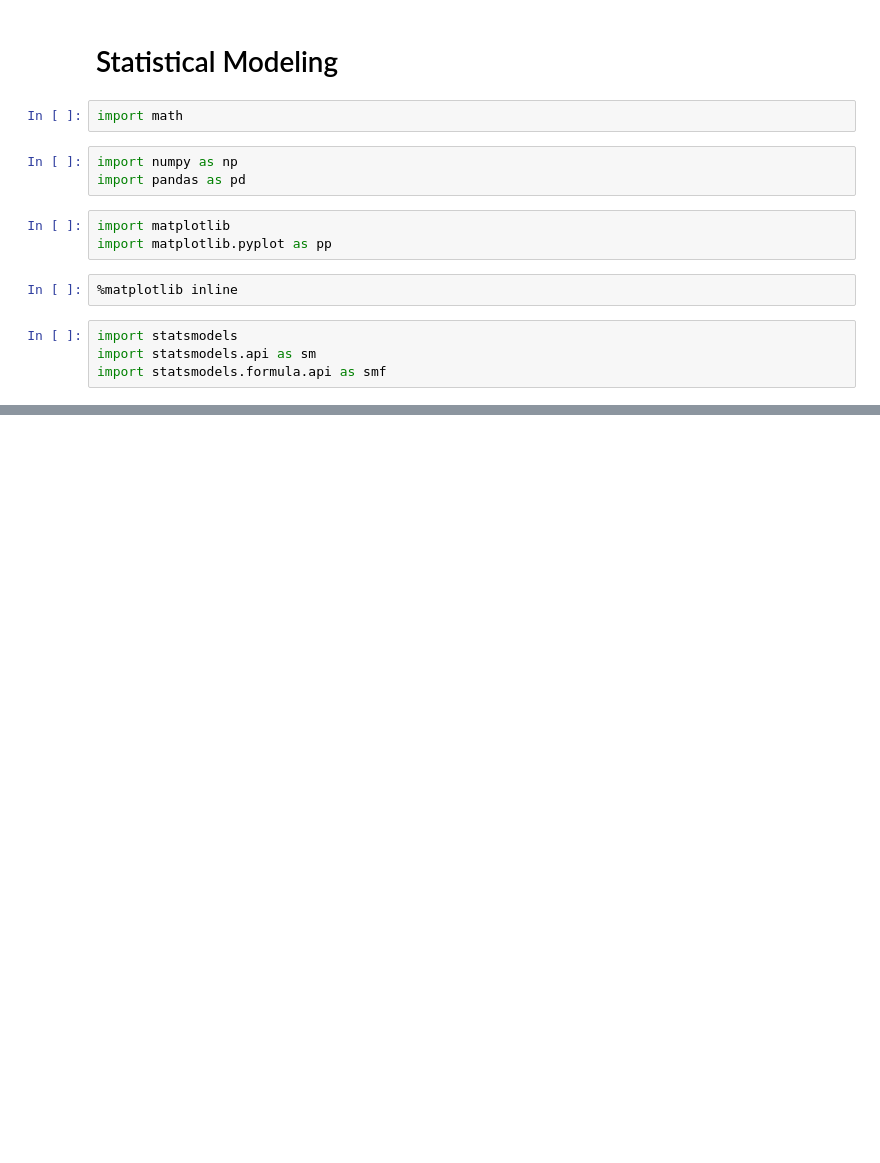
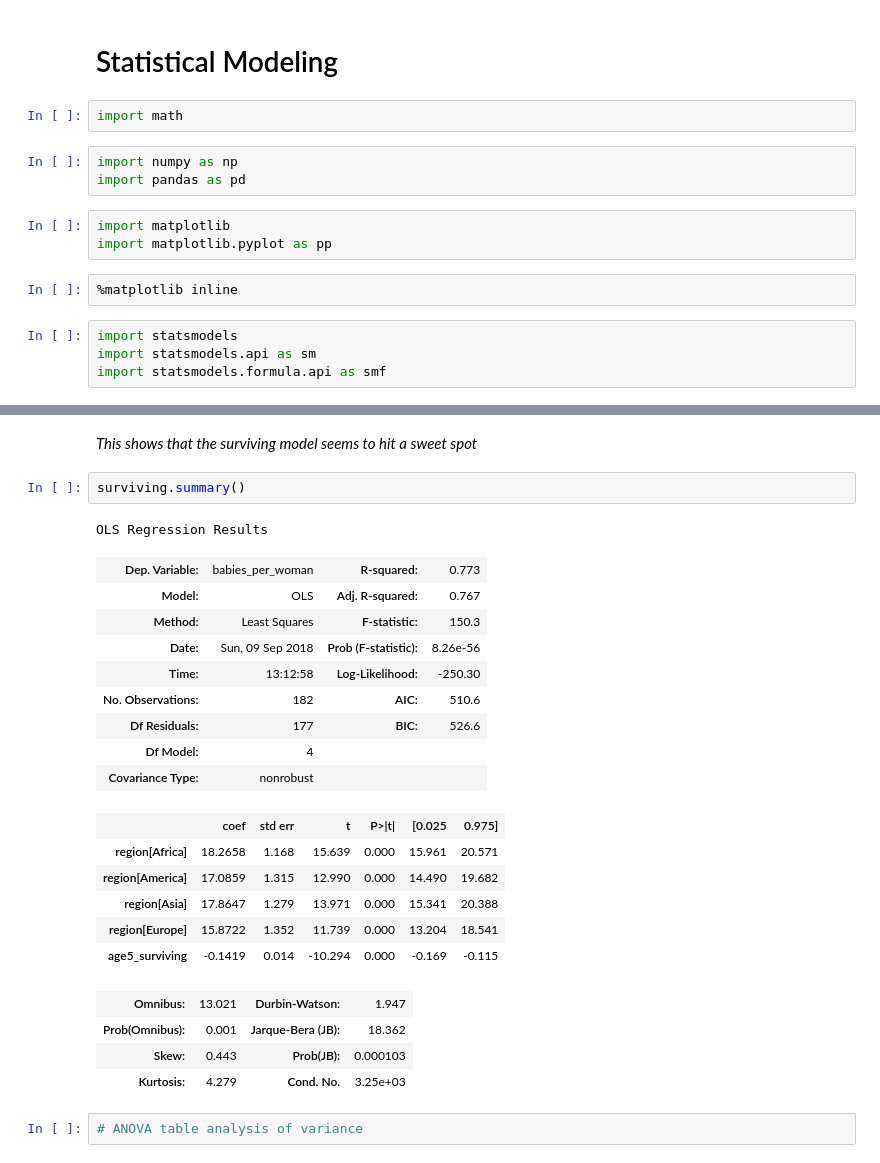
Before and after one commit to fabianfranklinhuffstead/VariousDatasetAnalysis, a Jupyter notebook: Exercise Files/chapter5/workbook_05_03.ipynb, the cells around one changed output, grey strips where cells are left out. Saved outputs shown, nothing was run; the diff lists cells and outputs as text; blank space fills up the shorter version.

```diff
--- a/Exercise Files/chapter5/workbook_05_03.ipynb
+++ b/Exercise Files/chapter5/workbook_05_03.ipynb
@@ -16,0 +92,27 @@ import statsmodels.formula.api as smf
+# %% [markdown]
+<i> This shows that the surviving model seems to hit a sweet spot <i>
+# %%
+surviving.summary()
+# %% [output]
+OLS Regression Results
+| Dep. Variable: | babies_per_woman | R-squared: | 0.773 |
+| Model: | OLS | Adj. R-squared: | 0.767 |
+| Method: | Least Squares | F-statistic: | 150.3 |
+| Date: | Sun, 09 Sep 2018 | Prob (F-statistic): | 8.26e-56 |
+| Time: | 13:12:58 | Log-Likelihood: | -250.30 |
+| No. Observations: | 182 | AIC: | 510.6 |
+| Df Residuals: | 177 | BIC: | 526.6 |
+| Df Model: | 4 |  |  |
+| Covariance Type: | nonrobust |  |  |
+|  | coef | std err | t | P>|t| | [0.025 | 0.975] |
+| region[Africa] | 18.2658 | 1.168 | 15.639 | 0.000 | 15.961 | 20.571 |
+| region[America] | 17.0859 | 1.315 | 12.990 | 0.000 | 14.490 | 19.682 |
+| region[Asia] | 17.8647 | 1.279 | 13.971 | 0.000 | 15.341 | 20.388 |
+| region[Europe] | 15.8722 | 1.352 | 11.739 | 0.000 | 13.204 | 18.541 |
+| age5_surviving | -0.1419 | 0.014 | -10.294 | 0.000 | -0.169 | -0.115 |
+| Omnibus: | 13.021 | Durbin-Watson: | 1.947 |
+| Prob(Omnibus): | 0.001 | Jarque-Bera (JB): | 18.362 |
+| Skew: | 0.443 | Prob(JB): | 0.000103 |
+| Kurtosis: | 4.279 | Cond. No. | 3.25e+03 |
+# %%
+# ANOVA table analysis of variance
```
Also changed, not shown: parts of 22 cells of this notebook.
